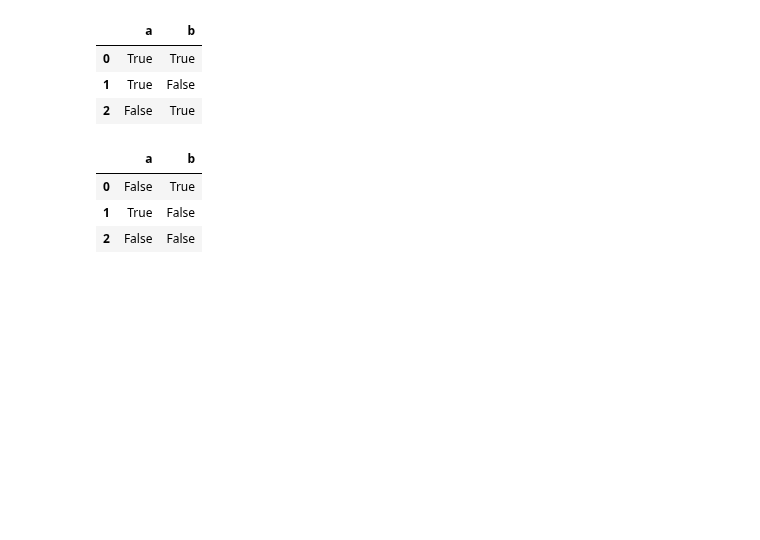
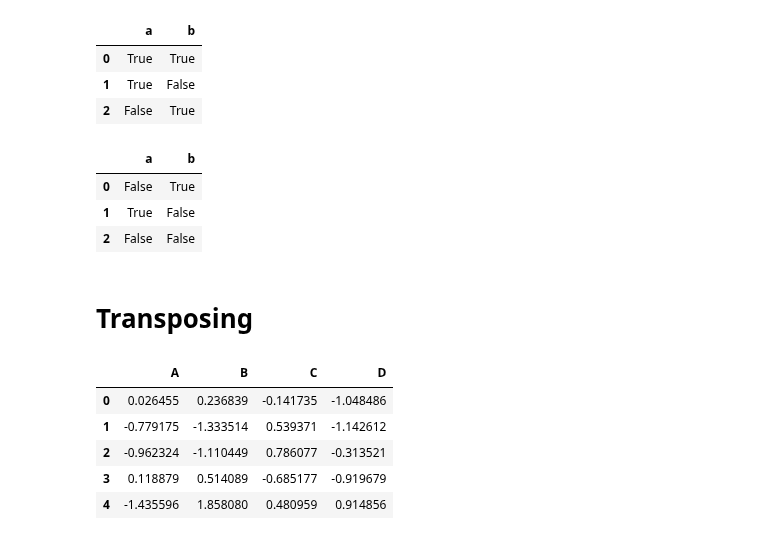
Before and after one commit to enfycius/ML-Notes, a Jupyter notebook: Data Analysis/Data Frame/Data_Frame.ipynb, the cells around one changed output. Cells and saved outputs as stored; diff of their text form; code cells hidden in the pictures; blank space fills up the shorter version.

```diff
--- a/Data Analysis/Data Frame/Data_Frame.ipynb
+++ b/Data Analysis/Data Frame/Data_Frame.ipynb
@@ -382,3 +382,16 @@ df1 ^ df2
 | 0 | False | True |
 | 1 | True | False |
 | 2 | False | False |
+# %% [markdown]
+# Transposing
+# %%
+df = pd.DataFrame({"A": np.random.randn(5), "B": np.random.randn(5), "C": np.random.randn(5), "D": np.random.randn(5)})
+# %%
+df
+# %% [output]
+|  | A | B | C | D |
+| 0 | 0.026455 | 0.236839 | -0.141735 | -1.048486 |
+| 1 | -0.779175 | -1.333514 | 0.539371 | -1.142612 |
+| 2 | -0.962324 | -1.110449 | 0.786077 | -0.313521 |
+| 3 | 0.118879 | 0.514089 | -0.685177 | -0.919679 |
+| 4 | -1.435596 | 1.858080 | 0.480959 | 0.914856 |
```
Also changed, not shown: parts of 23 cells of this notebook.
